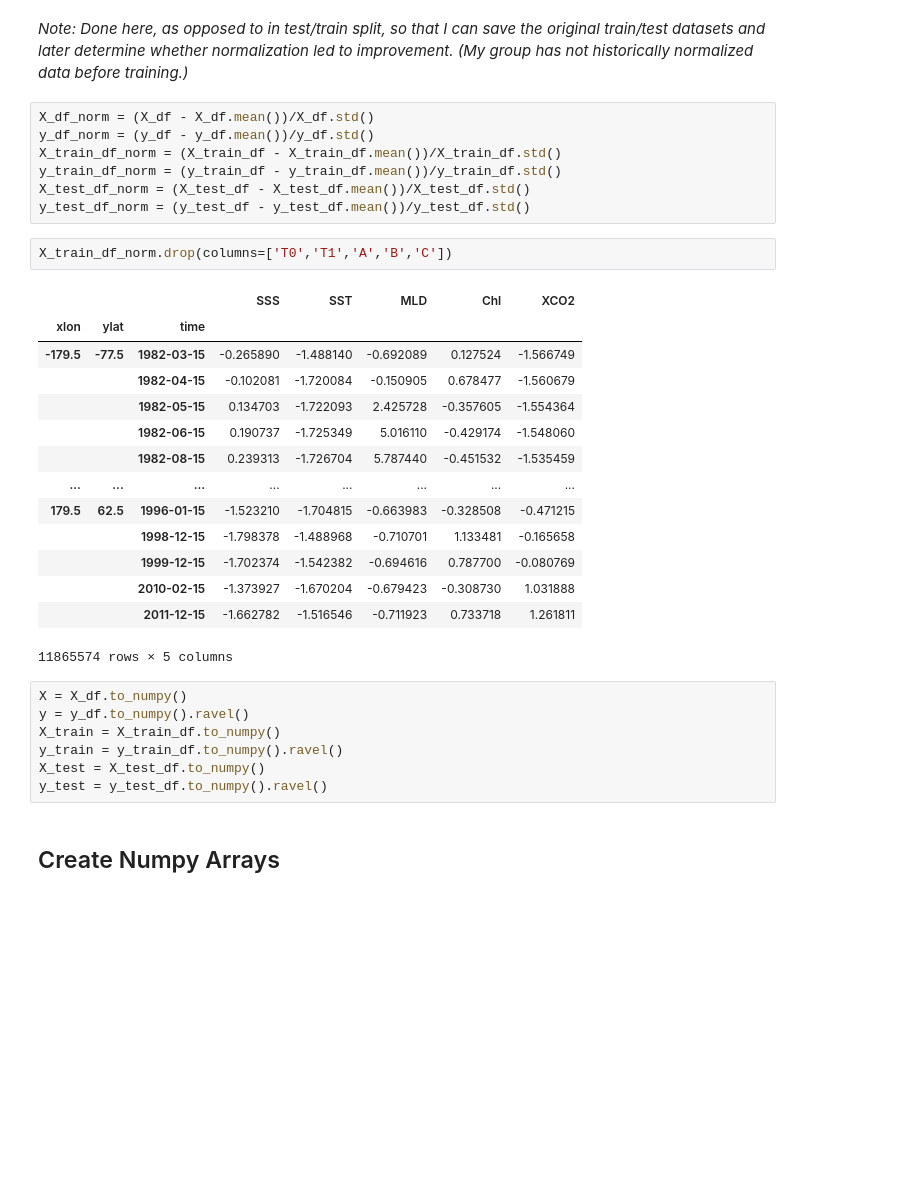
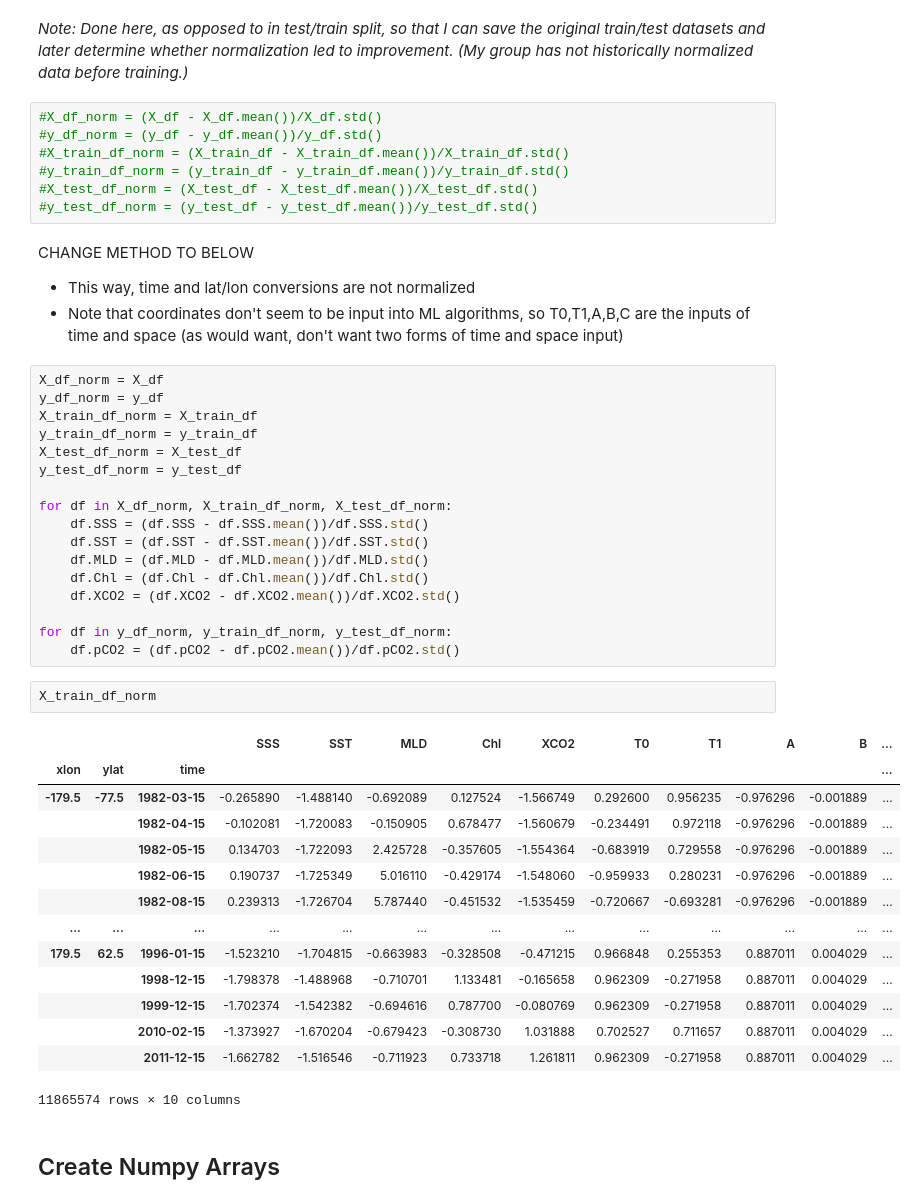
Before and after one commit to juliasimpson97/MLEE-final-project, a Jupyter notebook: models/XGB_global.ipynb, the cells around one changed output. Cells and saved outputs as stored; diff of their text form; blank space fills up the shorter version.

Commit message:
fixed norm of time and space coords

```diff
--- a/models/XGB_global.ipynb
+++ b/models/XGB_global.ipynb
@@ -107,36 +116,50 @@ y_test_df
 # %% [markdown]
 *Note: Done here, as opposed to in test/train split, so that I can save the original train/test datasets and later determine whether normalization led to improvement. (My group has not historically normalized data before training.)*
 # %%
-X_df_norm = (X_df - X_df.mean())/X_df.std()
-y_df_norm = (y_df - y_df.mean())/y_df.std()
-X_train_df_norm = (X_train_df - X_train_df.mean())/X_train_df.std()
-y_train_df_norm = (y_train_df - y_train_df.mean())/y_train_df.std()
-X_test_df_norm = (X_test_df - X_test_df.mean())/X_test_df.std()
-y_test_df_norm = (y_test_df - y_test_df.mean())/y_test_df.std()
+#X_df_norm = (X_df - X_df.mean())/X_df.std()
+#y_df_norm = (y_df - y_df.mean())/y_df.std()
+#X_train_df_norm = (X_train_df - X_train_df.mean())/X_train_df.std()
+#y_train_df_norm = (y_train_df - y_train_df.mean())/y_train_df.std()
+#X_test_df_norm = (X_test_df - X_test_df.mean())/X_test_df.std()
+#y_test_df_norm = (y_test_df - y_test_df.mean())/y_test_df.std()
+# %% [markdown]
+CHANGE METHOD TO BELOW
+- This way, time and lat/lon conversions are not normalized
+- Note that coordinates don't seem to be input into ML algorithms, so T0,T1,A,B,C are the inputs of time and space (as would want, don't want two forms of time and space input)
+# %%
+X_df_norm = X_df
+y_df_norm = y_df
+X_train_df_norm = X_train_df
+y_train_df_norm = y_train_df
+X_test_df_norm = X_test_df
+y_test_df_norm = y_test_df
+
+for df in X_df_norm, X_train_df_norm, X_test_df_norm:
+    df.SSS = (df.SSS - df.SSS.mean())/df.SSS.std()
+    df.SST = (df.SST - df.SST.mean())/df.SST.std()
+    df.MLD = (df.MLD - df.MLD.mean())/df.MLD.std()
+    df.Chl = (df.Chl - df.Chl.mean())/df.Chl.std()
+    df.XCO2 = (df.XCO2 - df.XCO2.mean())/df.XCO2.std()
+
+for df in y_df_norm, y_train_df_norm, y_test_df_norm:
+    df.pCO2 = (df.pCO2 - df.pCO2.mean())/df.pCO2.std()
 # %%
-X_train_df_norm.drop(columns=['T0','T1','A','B','C'])
+X_train_df_norm
 # %% [output]
-|  |  |  | SSS | SST | MLD | Chl | XCO2 |
-| xlon | ylat | time |  |  |  |  |  |
-| -179.5 | -77.5 | 1982-03-15 | -0.265890 | -1.488140 | -0.692089 | 0.127524 | -1.566749 |
-|  |  | 1982-04-15 | -0.102081 | -1.720084 | -0.150905 | 0.678477 | -1.560679 |
-|  |  | 1982-05-15 | 0.134703 | -1.722093 | 2.425728 | -0.357605 | -1.554364 |
-|  |  | 1982-06-15 | 0.190737 | -1.725349 | 5.016110 | -0.429174 | -1.548060 |
-|  |  | 1982-08-15 | 0.239313 | -1.726704 | 5.787440 | -0.451532 | -1.535459 |
-| ... | ... | ... | ... | ... | ... | ... | ... |
-| 179.5 | 62.5 | 1996-01-15 | -1.523210 | -1.704815 | -0.663983 | -0.328508 | -0.471215 |
-|  |  | 1998-12-15 | -1.798378 | -1.488968 | -0.710701 | 1.133481 | -0.165658 |
-|  |  | 1999-12-15 | -1.702374 | -1.542382 | -0.694616 | 0.787700 | -0.080769 |
-|  |  | 2010-02-15 | -1.373927 | -1.670204 | -0.679423 | -0.308730 | 1.031888 |
-|  |  | 2011-12-15 | -1.662782 | -1.516546 | -0.711923 | 0.733718 | 1.261811 |
+|  |  |  | SSS | SST | MLD | Chl | XCO2 | T0 | T1 | A | B | ... |
+| xlon | ylat | time |  |  |  |  |  |  |  |  |  | ... |
+| -179.5 | -77.5 | 1982-03-15 | -0.265890 | -1.488140 | -0.692089 | 0.127524 | -1.566749 | 0.292600 | 0.956235 | -0.976296 | -0.001889 | ... |
+|  |  | 1982-04-15 | -0.102081 | -1.720083 | -0.150905 | 0.678477 | -1.560679 | -0.234491 | 0.972118 | -0.976296 | -0.001889 | ... |
+|  |  | 1982-05-15 | 0.134703 | -1.722093 | 2.425728 | -0.357605 | -1.554364 | -0.683919 | 0.729558 | -0.976296 | -0.001889 | ... |
+|  |  | 1982-06-15 | 0.190737 | -1.725349 | 5.016110 | -0.429174 | -1.548060 | -0.959933 | 0.280231 | -0.976296 | -0.001889 | ... |
+|  |  | 1982-08-15 | 0.239313 | -1.726704 | 5.787440 | -0.451532 | -1.535459 | -0.720667 | -0.693281 | -0.976296 | -0.001889 | ... |
+| ... | ... | ... | ... | ... | ... | ... | ... | ... | ... | ... | ... | ... |
+| 179.5 | 62.5 | 1996-01-15 | -1.523210 | -1.704815 | -0.663983 | -0.328508 | -0.471215 | 0.966848 | 0.255353 | 0.887011 | 0.004029 | ... |
+|  |  | 1998-12-15 | -1.798378 | -1.488968 | -0.710701 | 1.133481 | -0.165658 | 0.962309 | -0.271958 | 0.887011 | 0.004029 | ... |
+|  |  | 1999-12-15 | -1.702374 | -1.542382 | -0.694616 | 0.787700 | -0.080769 | 0.962309 | -0.271958 | 0.887011 | 0.004029 | ... |
+|  |  | 2010-02-15 | -1.373927 | -1.670204 | -0.679423 | -0.308730 | 1.031888 | 0.702527 | 0.711657 | 0.887011 | 0.004029 | ... |
+|  |  | 2011-12-15 | -1.662782 | -1.516546 | -0.711923 | 0.733718 | 1.261811 | 0.962309 | -0.271958 | 0.887011 | 0.004029 | ... |
-11865574 rows × 5 columns
+11865574 rows × 10 columns
-# %%
-X = X_df.to_numpy()
-y = y_df.to_numpy().ravel()
-X_train = X_train_df.to_numpy()
-y_train = y_train_df.to_numpy().ravel()
-X_test = X_test_df.to_numpy()
-y_test = y_test_df.to_numpy().ravel()
 # %% [markdown]
 ## Create Numpy Arrays
 # %%
```
Also changed, not shown: parts of 3 cells of this notebook, 1 other file.
